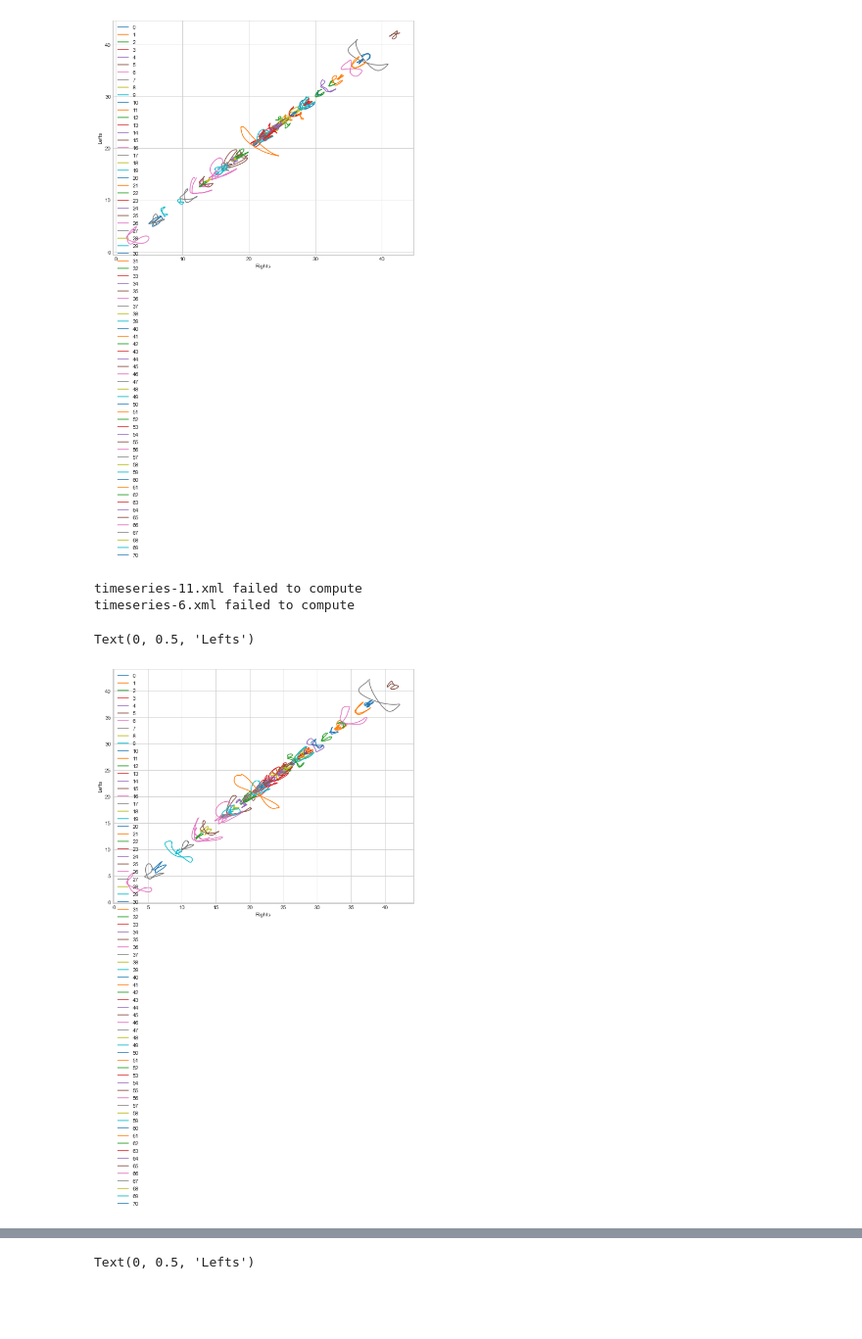
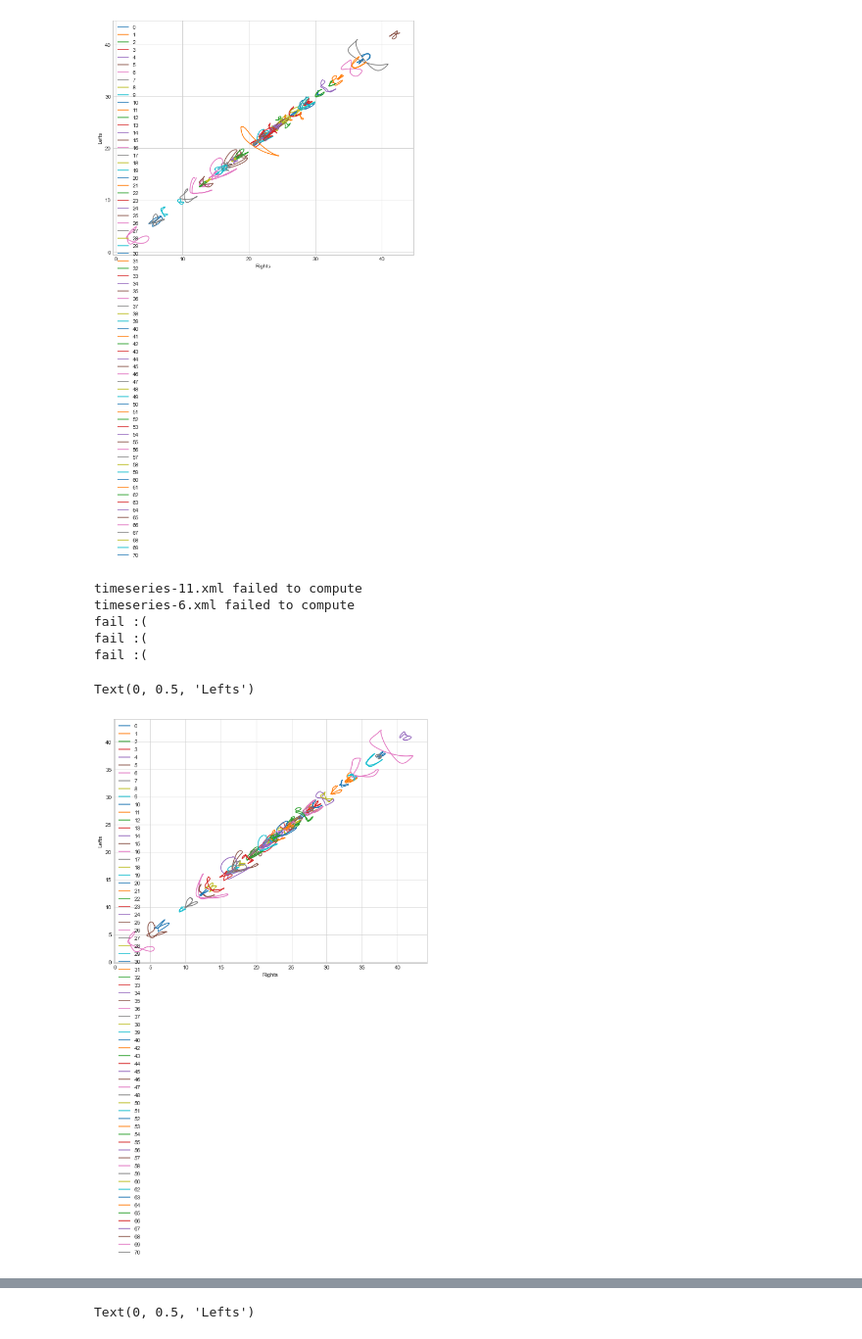
Before and after one commit to streckgumman/BikeFit, a Jupyter notebook: src/DIS.ipynb, the cells around one changed output, grey strips where cells are left out. Shown at 98% size. Cells and saved outputs as stored; diff of their text form; code cells hidden in the pictures; blank space fills up the shorter version.

```diff
--- a/src/DIS.ipynb
+++ b/src/DIS.ipynb
@@ -143,34 +143,37 @@ Text(0, 0.5, 'Lefts')
 # %%
 # difficulty 3
 df_list = []
 for xml_file in os.listdir("../Timeseries"):
     if xml_file.startswith("timeseries"):
         #print(xml_file)
         bs_data = read_data("../Timeseries/" + xml_file)
         b_name = bs_data.find_all('name')
         try:
-            df1 = calc_euclidian_distances(bs_data, int(len(b_name)/2), int((3 * length)/4))
+            df1 = calc_euclidian_distances(bs_data, int(len(b_name)/2), int((3 * len(b_name))/4))
             df_list.append(df1)
         except:
             print(xml_file + " failed to compute")
 
 plt.figure(figsize = (10,8))
 index = 0
 
 for person in df_list:
     try:
         plt.plot(person['Right Pelvic Angles'], person['Left Pelvic Angles'], label = index)
     except:
         print("fail :(")
     index += 1
 plt.legend()
 plt.xlabel('Rights')
 plt.ylabel('Lefts')
 # %% [output]
 timeseries-11.xml failed to compute
 timeseries-6.xml failed to compute
+fail :(
+fail :(
+fail :(
 Text(0, 0.5, 'Lefts')
-[figure, old version]
+[figure, new version]
 # %%
 # difficulty 4
 df_list = []
```
Also changed, not shown: parts of 8 cells of this notebook.
